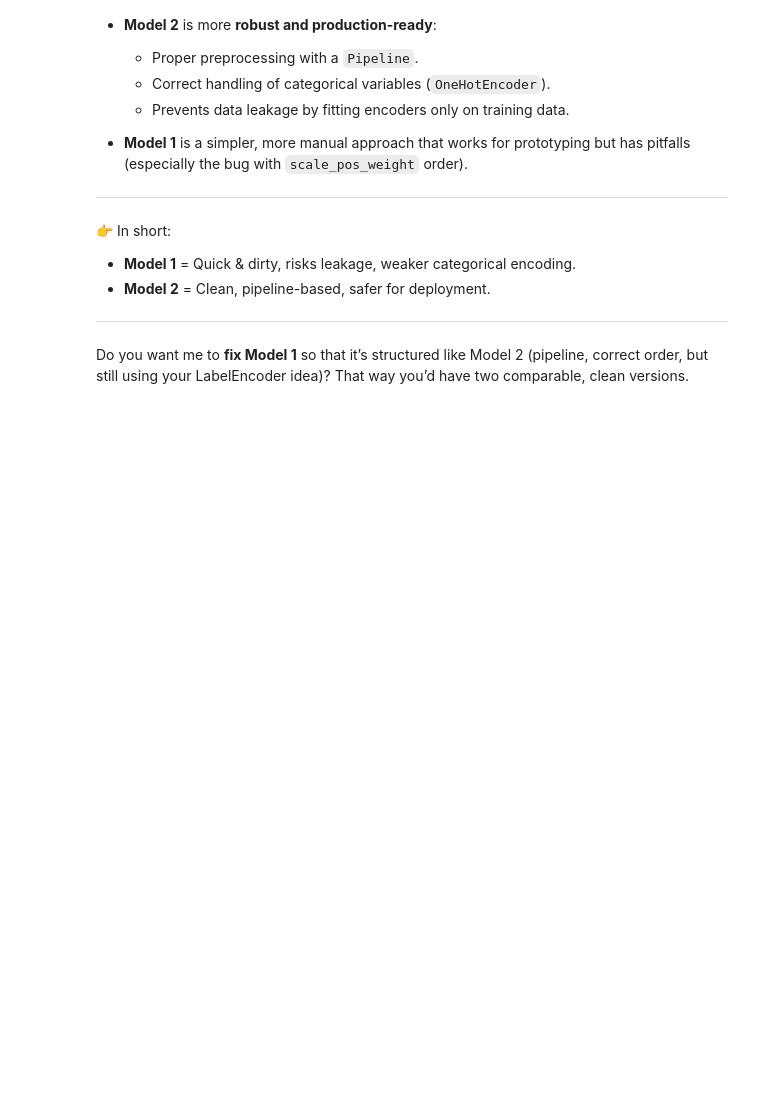
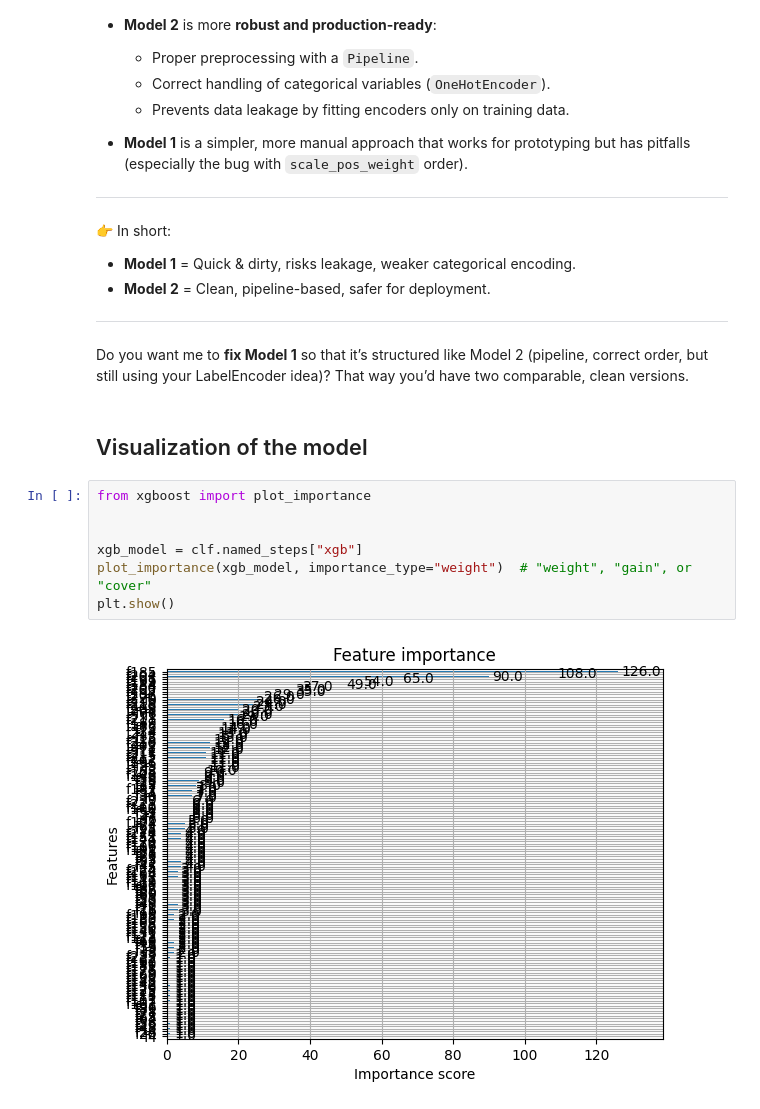
Before and after one commit to rSloth/group-ml-porto-seguro, a Jupyter notebook: models/winning_model_xgboost.ipynb, the cells around one changed output. Drawn from its saved outputs; the diff is of its cells as text; blank space fills up the shorter version.

Commit message:
updated winning model notebook

```diff
--- a/models/winning_model_xgboost.ipynb
+++ b/models/winning_model_xgboost.ipynb
@@ -122,3 +121,14 @@ Perfect — now we can do a **side-by-side comparison** of **Model 1 (0.54 recal
 ---
 
 Do you want me to **fix Model 1** so that it’s structured like Model 2 (pipeline, correct order, but still using your LabelEncoder idea)? That way you’d have two comparable, clean versions.
+# %% [markdown]
+## Visualization of the model
+# %%
+from xgboost import plot_importance
+
+
+xgb_model = clf.named_steps["xgb"]
+plot_importance(xgb_model, importance_type="weight")  # "weight", "gain", or "cover"
+plt.show()
+# %% [output]
+[figure, added]
```
Also changed, not shown: parts of 2 cells of this notebook, 3 other files.
